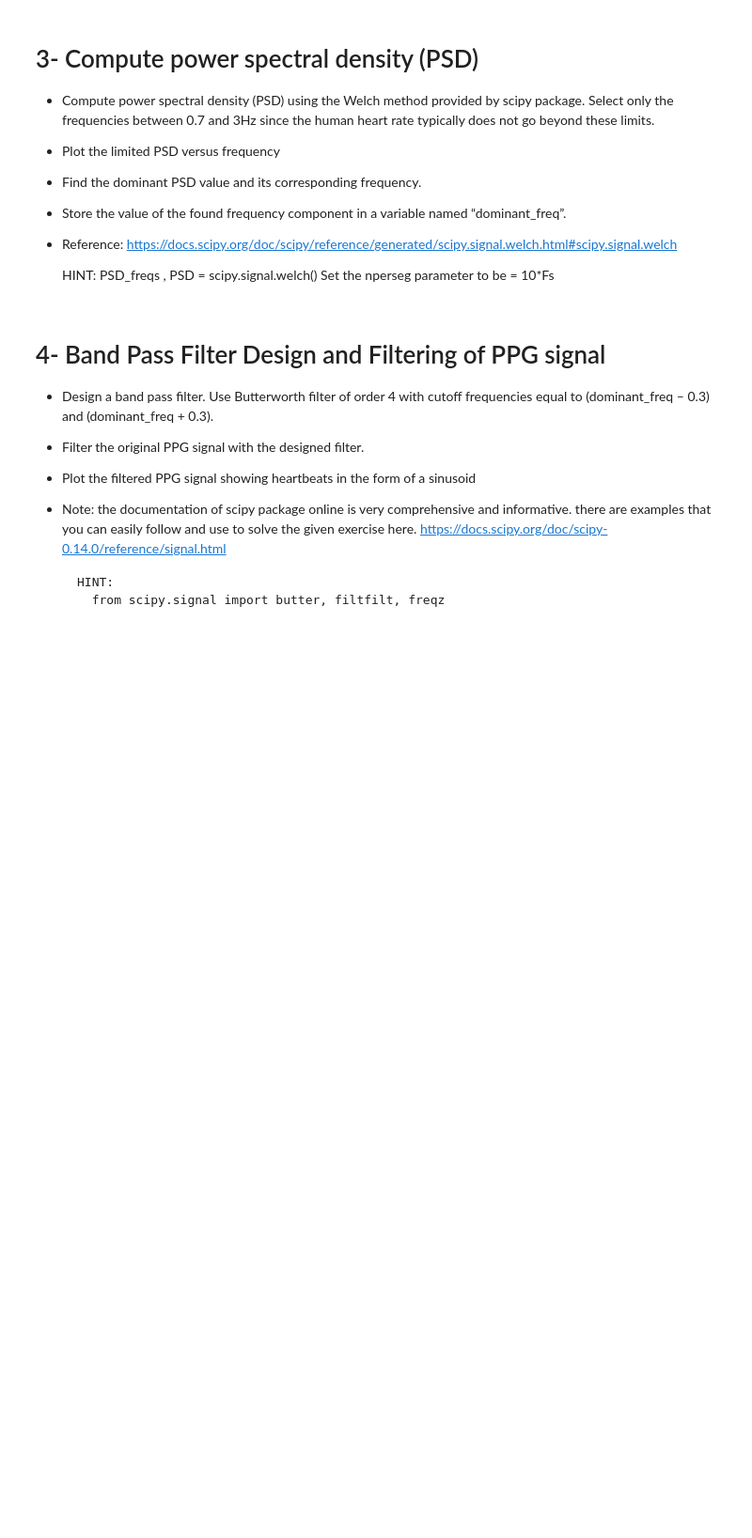
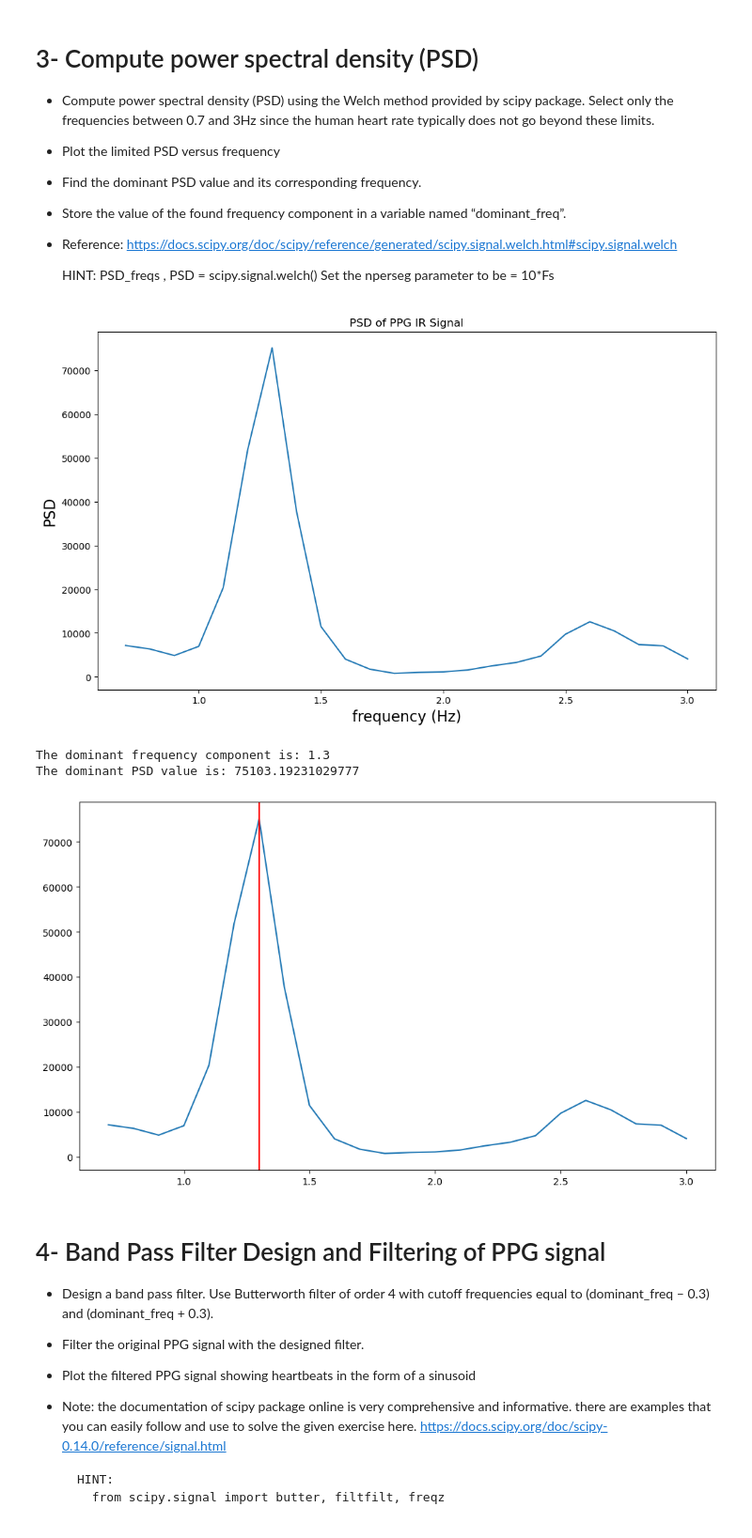
Before and after one commit to jtnorr/DTEK0042-ex-3, a Jupyter notebook: DTEK0042_Exercise_3.ipynb, the cells around one changed output. Shown at 94% size. Drawn from its saved outputs; the diff is of its cells as text; code cells hidden in the pictures; blank space fills up the shorter version.

```diff
--- a/DTEK0042_Exercise_3.ipynb
+++ b/DTEK0042_Exercise_3.ipynb
@@ -69,3 +100,33 @@ plt.show()
+# %%
+PSD_freqs, PSD = scipy.signal.welch(PPG_sig, Fs, nperseg=10*Fs)
+
+freq_mask = (PSD_freqs >= 0.7) & (PSD_freqs <= 3)
+PSD_freqs = PSD_freqs[freq_mask] # only take frequencies between 0.7 and 3Hz
+PSD = PSD[freq_mask]
+
+plt.figure(figsize=(12,7))
+plt.plot(PSD_freqs, PSD)
+plt.title("PSD of PPG IR Signal")
+plt.xlabel("frequency (Hz)", fontsize = 16)
+plt.ylabel("PSD", fontsize = 16)
+plt.show()
+
+peaks = scipy.signal.find_peaks(PSD)
+dominant_peak_index = peaks[0][np.argmax(PSD[peaks[0]])]
+dominant_freq = PSD_freqs[dominant_peak_index]
+
+print("The dominant frequency component is:", dominant_freq)
+print("The dominant PSD value is:", PSD[dominant_peak_index])
+
+plt.figure(figsize=(12,7))
+plt.plot(PSD_freqs, PSD)
+plt.axvline(dominant_freq, color='r')
+plt.show()
+# %% [output]
+[figure, added]
+The dominant frequency component is: 1.3
+The dominant PSD value is: 75103.19231029777
+[figure, added]
 # %% [markdown]
 # 4- Band Pass Filter Design and Filtering of PPG signal
 *  Design a band pass filter. Use Butterworth filter of order 4 with cutoff frequencies equal to (dominant_freq – 0.3) and (dominant_freq + 0.3).
```
Also changed, not shown: parts of 9 cells of this notebook.
